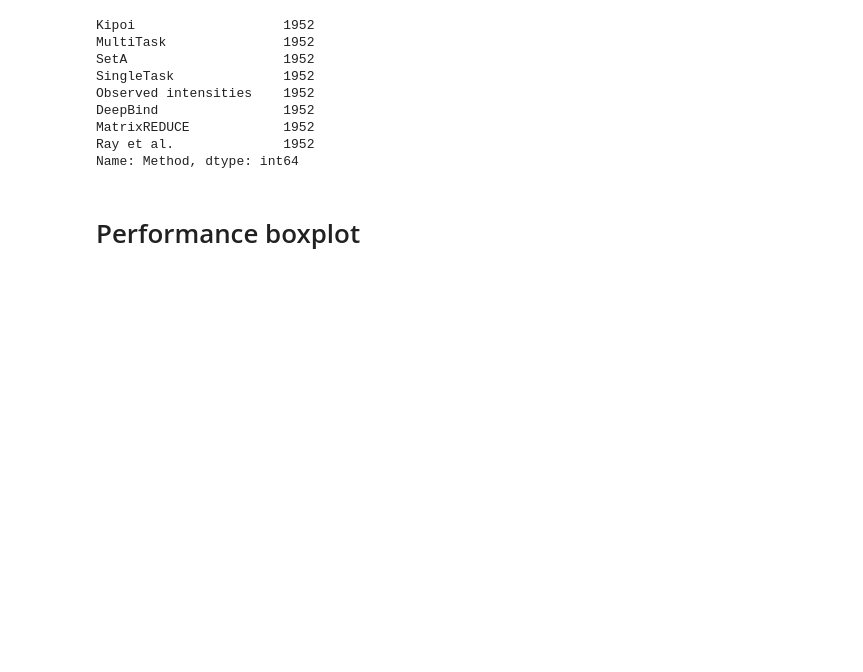
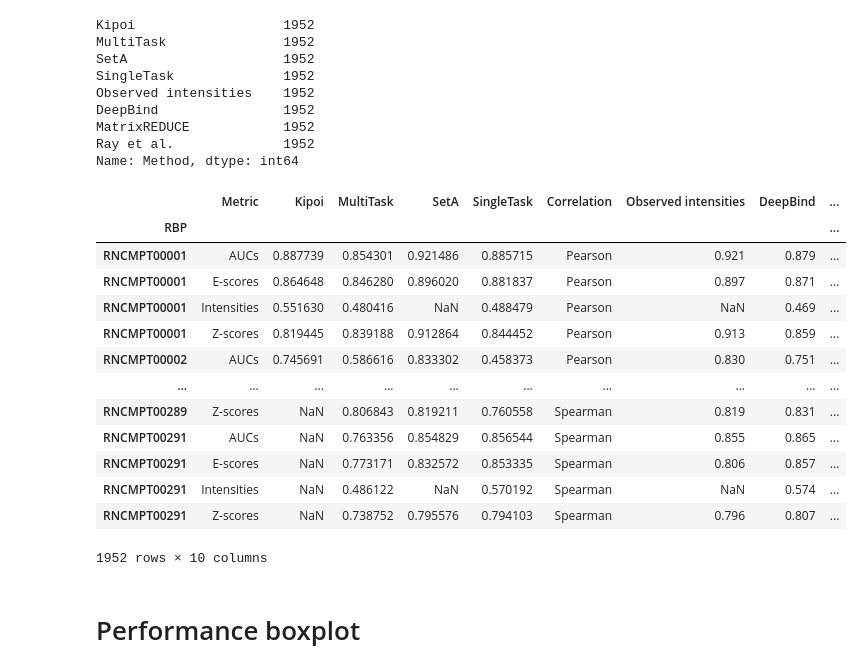
Before and after one commit to ML4GLand/EUGENe_paper, a Jupyter notebook: notebooks/ray13/ray13_plotting.ipynb, the cells around one changed output. Saved outputs shown, nothing was run; the diff lists cells and outputs as text; code cells hidden in the pictures; blank space fills up the shorter version.

```diff
--- a/notebooks/ray13/ray13_plotting.ipynb
+++ b/notebooks/ray13/ray13_plotting.ipynb
@@ -150,6 +153,23 @@ DeepBind                1952
 MatrixREDUCE            1952
 Ray et al.              1952
 Name: Method, dtype: int64
+# %%
+full_performance_df
+# %% [output]
+|  | Metric | Kipoi | MultiTask | SetA | SingleTask | Correlation | Observed intensities | DeepBind | ... |
+| RBP |  |  |  |  |  |  |  |  | ... |
+| RNCMPT00001 | AUCs | 0.887739 | 0.854301 | 0.921486 | 0.885715 | Pearson | 0.921 | 0.879 | ... |
+| RNCMPT00001 | E-scores | 0.864648 | 0.846280 | 0.896020 | 0.881837 | Pearson | 0.897 | 0.871 | ... |
+| RNCMPT00001 | Intensities | 0.551630 | 0.480416 | NaN | 0.488479 | Pearson | NaN | 0.469 | ... |
+| RNCMPT00001 | Z-scores | 0.819445 | 0.839188 | 0.912864 | 0.844452 | Pearson | 0.913 | 0.859 | ... |
+| RNCMPT00002 | AUCs | 0.745691 | 0.586616 | 0.833302 | 0.458373 | Pearson | 0.830 | 0.751 | ... |
+| ... | ... | ... | ... | ... | ... | ... | ... | ... | ... |
+| RNCMPT00289 | Z-scores | NaN | 0.806843 | 0.819211 | 0.760558 | Spearman | 0.819 | 0.831 | ... |
+| RNCMPT00291 | AUCs | NaN | 0.763356 | 0.854829 | 0.856544 | Spearman | 0.855 | 0.865 | ... |
+| RNCMPT00291 | E-scores | NaN | 0.773171 | 0.832572 | 0.853335 | Spearman | 0.806 | 0.857 | ... |
+| RNCMPT00291 | Intensities | NaN | 0.486122 | NaN | 0.570192 | Spearman | NaN | 0.574 | ... |
+| RNCMPT00291 | Z-scores | NaN | 0.738752 | 0.795576 | 0.794103 | Spearman | 0.796 | 0.807 | ... |
+1952 rows × 10 columns
 # %%
 # Save the full table results for supplement
 full_performance_df.to_csv(os.path.join(settings.output_dir, "full_performance_df.tsv"), sep="\t", index=True)
```
Also changed, not shown: parts of 1 cell of this notebook, 4 other files.
